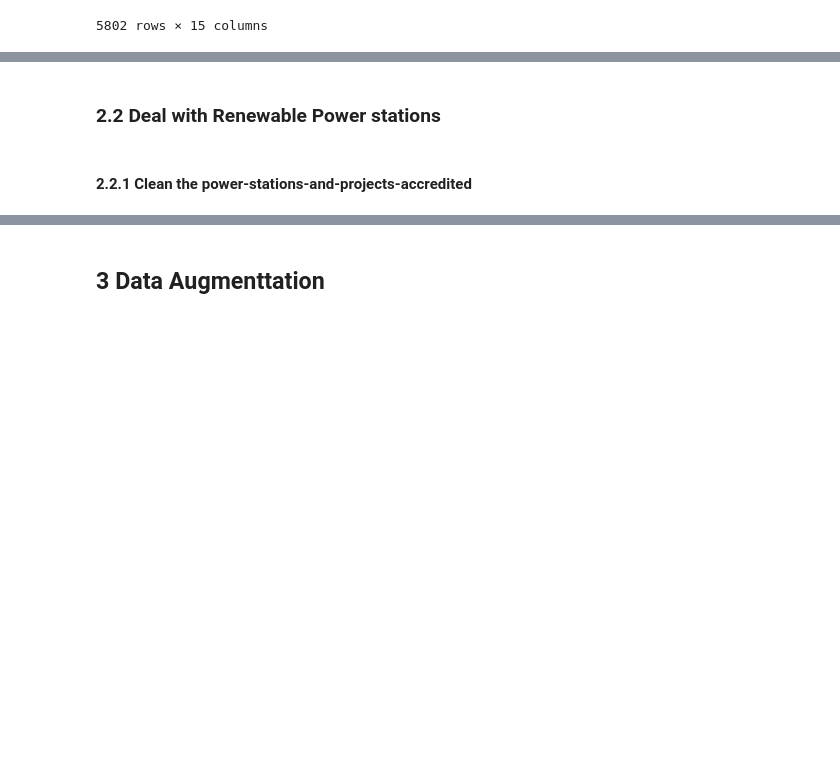
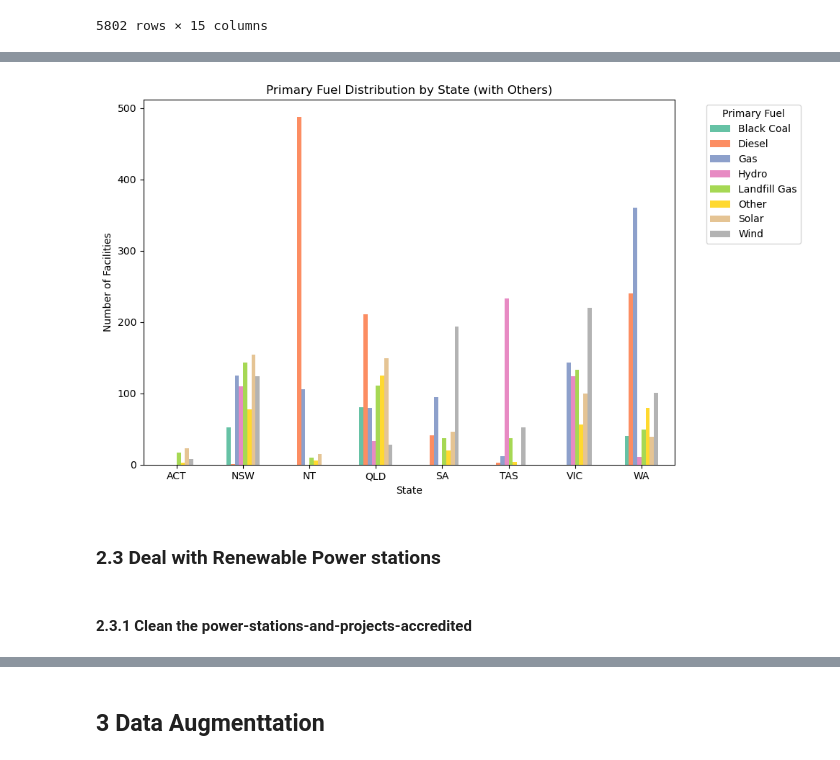
Before and after one commit to jasper-jiang-0615/comp5339, a Jupyter notebook: Assignment/Assignment1/comp5339_assignment1.ipynb, the cells around one changed output, grey strips where cells are left out. Drawn from its saved outputs; the diff is of its cells as text; code cells hidden in the pictures; blank space fills up the shorter version.

```diff
--- a/Assignment/Assignment1/comp5339_assignment1.ipynb
+++ b/Assignment/Assignment1/comp5339_assignment1.ipynb
@@ -259,11 +284,39 @@ nger
+# %%
+state_fuel = nger.groupby(['state', 'Primary_Fuel']).size().reset_index(name='count')
+
+fuel_total = state_fuel.groupby('Primary_Fuel')['count'].sum()
+
+
+threshold = 0.02 * fuel_total.sum()
+major_fuels = fuel_total[fuel_total >= threshold].index
+
+
+state_fuel['Primary_Fuel'] = state_fuel['Primary_Fuel'].apply(
+    lambda x: x if x in major_fuels else 'Other'
+)
+
+
+state_fuel_grouped = state_fuel.groupby(['state', 'Primary_Fuel'])['count'].sum().unstack(fill_value=0)
+colors = sns.color_palette("Set2", n_colors=len(fuel_total_filtered))
+state_fuel_grouped.plot(kind='bar', figsize=(10,6),color=colors)
+
+plt.xlabel("State")
+plt.ylabel("Number of Facilities")
+plt.xticks(rotation=0)
+plt.title("Primary Fuel Distribution by State (with Others)")
+plt.legend(title="Primary Fuel", bbox_to_anchor=(1.05, 1), loc='upper left')
+plt.tight_layout()
+plt.show()
+# %% [output]
+[figure, added]
 # %% [markdown]
-### 2.2 Deal with Renewable Power stations
+### 2.3 Deal with Renewable Power stations
 # %%
 accredited_power_station = pd.read_csv("./abs_csv/power-stations-and-projects-accredited.csv")
 committed_power_stations = pd.read_csv("./abs_csv/power-stations-and-projects-committed.csv")
 probable_power_stations = pd.read_csv("./abs_csv/power-stations-and-projects-probable.csv")
 # %% [markdown]
-#### 2.2.1 Clean the power-stations-and-projects-accredited
+#### 2.3.1 Clean the power-stations-and-projects-accredited
 # %%
 accredited_power_station['Power station name']=accredited_power_station['Power station name'].apply(extract_power_station_name)
 accredited_power_station['Accreditation start date'] = pd.to_datetime(
```
Also changed, not shown: parts of 10 cells of this notebook.
